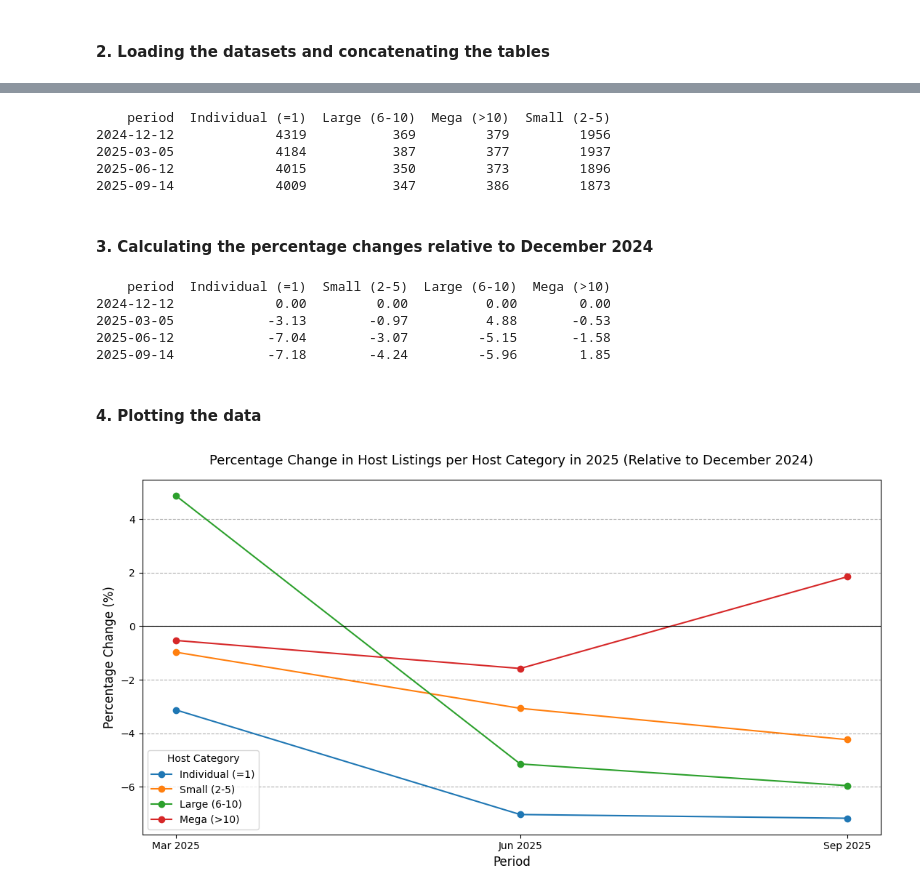
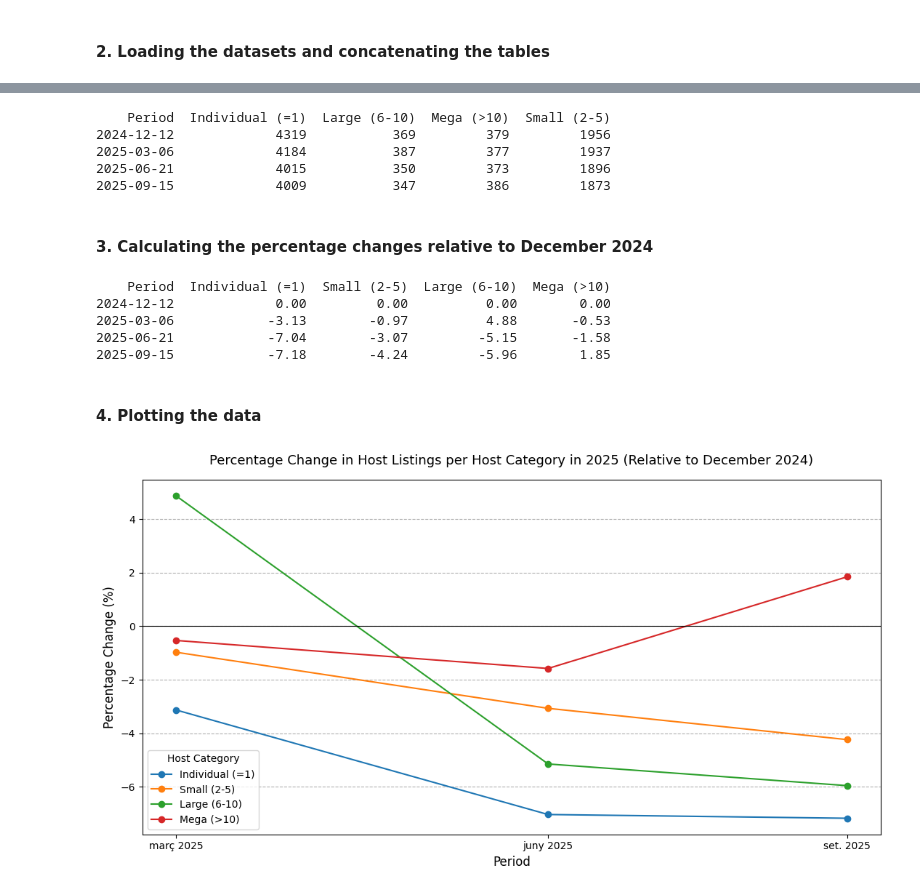
Before and after one commit to polperez05/Final_Project, a Jupyter notebook: notebooks/part2.ipynb, the cells around one changed output, grey strips where cells are left out. Cells and saved outputs as stored; diff of their text form; code cells hidden in the pictures.

Commit message:
Chore: read datasets in the data folder, and extract the date from each dataset.

```diff
--- a/notebooks/part2.ipynb
+++ b/notebooks/part2.ipynb
@@ -115,21 +84,31 @@ Host_Category  Small (2-5)
-# %%
-# Define the tables we wish to conatenate to create the table with all the listings of each period.
-tables = [df_dec, df_mar, df_jun, df_sep]
-
-# Concatenate the tables into a single DataFrame, ignoring the index.
-df_full = pd.concat(tables, ignore_index=True)
-
-# Print the table. We ignore the index of the DataFrame with to_string(index=False)
-print(df_full.to_string(index=False))
-
-# We download the cleaned and processed datasets in the processed data folder.
-df_full.to_csv("../data/full_dataframe_nominal.csv.gz", index=False, compression="gzip")
-# %% [output]
-    period  Individual (=1)  Large (6-10)  Mega (>10)  Small (2-5)
-2024-12-12             4319           369         379         1956
-2025-03-05             4184           387         377         1937
-2025-06-12             4015           350         373         1896
-2025-09-14             4009           347         386         1873
+# %%
+import os
+
+# Assigning the location of the folder where the listings will be located.
+raw_folder = "../data/"
+
+# Get all the listings files in the data folder.
+files = [
+    os.path.join(raw_folder, f)
+    for f in os.listdir(raw_folder)
+    if f.startswith("listings") and f.endswith(".csv") or f.endswith(".csv.gz")
+]
+
+# We apply the function we created to each file:
+tables = [load_listings(f) for f in files]
+
+# Sort the tables by period to concatenate by order:
+tables = sorted(tables, key=lambda df: df["Period"].iloc[0])
+
+# Concatenate the four tables and print the results hiding the index:
+df_full = pd.concat(tables, ignore_index=True)
+print(df_full.to_string(index=False))
+# %% [output]
+    Period  Individual (=1)  Large (6-10)  Mega (>10)  Small (2-5)
+2024-12-12             4319           369         379         1956
+2025-03-06             4184           387         377         1937
+2025-06-21             4015           350         373         1896
+2025-09-15             4009           347         386         1873
 # %% [markdown]
 #### 3. Calculating the percentage changes relative to December 2024
 # %%
@@ -137,7 +116,7 @@ df_full.to_csv("../data/full_dataframe_nominal.csv.gz", index=False, compression
 base_period = df_full.iloc[0]
 
 # We copy the column period since we wish to keep it for the percentage dataset.
-df_full_pct = df_full[['period']].copy()
+df_full_pct = df_full[['Period']].copy()
 
 # We are interested in calculating the percentage change in all the columns.
 cols = ['Individual (=1)', 'Small (2-5)', 'Large (6-10)', 'Mega (>10)']
@@ -153,11 +132,11 @@ print(df_full_pct.to_string(index=False))
 # We download the percentages dataset in the processed data folder that we will use for the graph.
 df_full_pct.to_csv("../data/full_dataframe_pct.csv.gz", index=False, compression="gzip")
 # %% [output]
-    period  Individual (=1)  Small (2-5)  Large (6-10)  Mega (>10)
+    Period  Individual (=1)  Small (2-5)  Large (6-10)  Mega (>10)
 2024-12-12             0.00         0.00          0.00        0.00
-2025-03-05            -3.13        -0.97          4.88       -0.53
-2025-06-12            -7.04        -3.07         -5.15       -1.58
-2025-09-14            -7.18        -4.24         -5.96        1.85
+2025-03-06            -3.13        -0.97          4.88       -0.53
+2025-06-21            -7.04        -3.07         -5.15       -1.58
+2025-09-15            -7.18        -4.24         -5.96        1.85
 # %% [markdown]
 #### 4. Plotting the data
 # %%
@@ -167,34 +146,34 @@ df_2025 = df_full_pct.iloc[1:].copy()
 
 # We specify the size of the figure object we want to create.
 plt.figure(figsize=(11, 6))
 
 # Loop through each host category and plot a line with the value of the percentage change
 # for each period, with a circle. label=col makes sure the legend will be correct.
 for col in cols:
-    plt.plot(df_2025['period'], df_2025[col], marker='o', label=col)
+    plt.plot(df_2025['Period'], df_2025[col], marker='o', label=col)
 
 # We define the title and the labels for the x and y-axes.
 plt.title("Percentage Change in Host Listings per Host Category in 2025 (Relative to December 2024)", pad=15, fontsize=13)
 plt.xlabel("Period",fontsize=12)
 plt.ylabel("Percentage Change (%)", fontsize=12)
 
 # We show the periods that we have data for in the x-axis formatted as ('Month Year') labels.
 # .dt is the Pandas datetime accessor, strftime() formats datetime with a string,
 # and '%b %Y' is the abbreviated month and the year.
-dates = df_2025['period']
-date_labels = df_2025['period'].dt.strftime('%b %Y')
+dates = df_2025['Period']
+date_labels = df_2025['Period'].dt.strftime('%b %Y')
 plt.xticks(dates, date_labels)
 
 # We add the title of the legend and locate it in the lower left corner.
 plt.legend(title='Host Category', loc = 'lower left')
 # We add discontinuous lines.
 plt.grid(axis = 'y', linestyle = '--')
 # We add a black line to represent the 0% percentage change with respect to December 2024.
 plt.axhline(0, color='black', linestyle = '-', linewidth = 0.8)
 # We make sure there are no elements overlapping.
 plt.tight_layout()
 
 # Finally, we save the graph in the reports folder with the name 'graph4.png'.
 plt.savefig('../reports/graph3.png')
 # %% [output]
-[figure, old version]
+[figure, new version]
```
Also changed, not shown: parts of 2 cells of this notebook.
